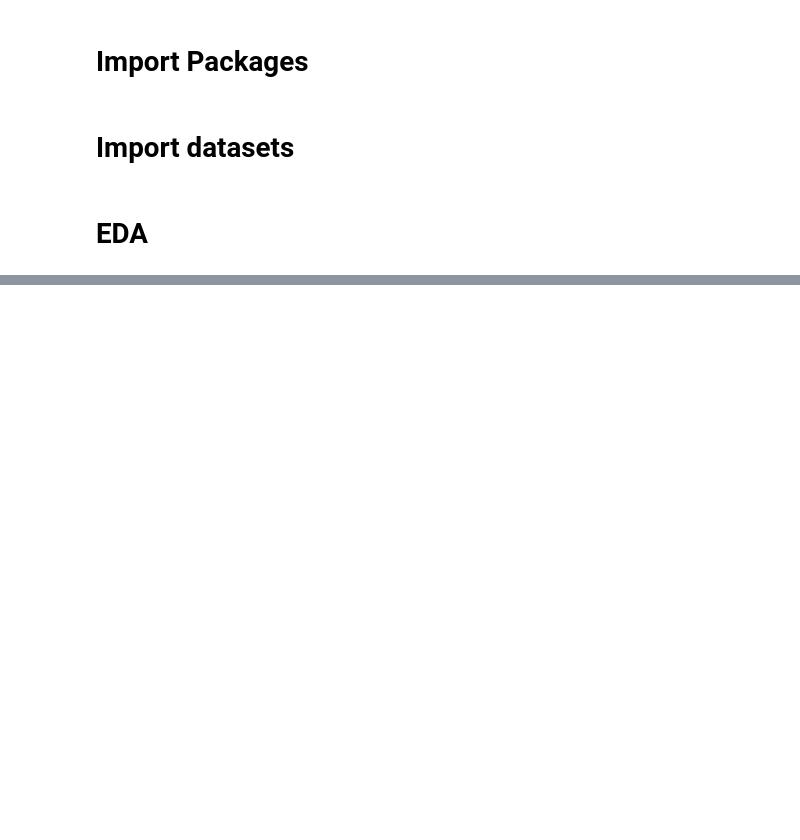
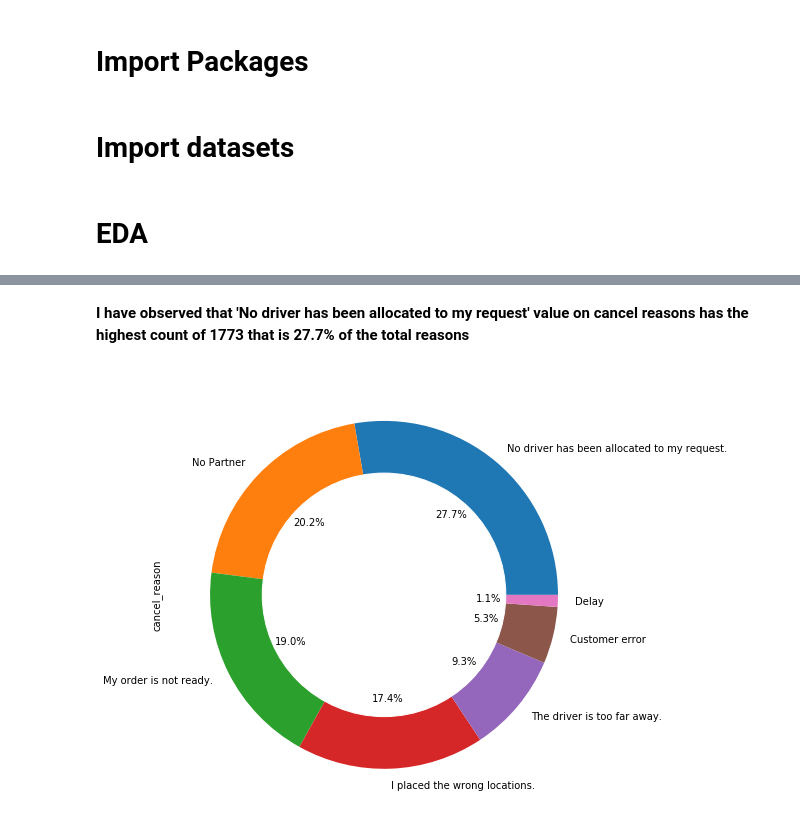
Before and after one commit to Dancilla/Challenges, a Jupyter notebook: Sendy/Sendy_notebooks/practical task analysis.ipynb, the cells around one changed output, grey strips where cells are left out. Cells and saved outputs as stored; diff of their text form; code cells hidden in the pictures; blank space fills up the shorter version.

```diff
--- a/Sendy/Sendy_notebooks/practical task analysis.ipynb
+++ b/Sendy/Sendy_notebooks/practical task analysis.ipynb
@@ -146,0 +230,17 @@ plt.show()
+# %% [markdown]
+**I have observed that  'No driver has been allocated to my request' value on cancel reasons has the highest count of 1773 that is
+27.7% of the total reasons**
+# %%
+#count the number of rows for each cancel_reason
+query_df['cancel_reason'].value_counts().plot.pie(autopct='%1.1f%%', figsize=(10,8))
+
+# add a circle at the center
+
+my_circle=plt.Circle( (0,0), 0.7, color='white')
+
+p=plt.gcf()
+p.gca().add_artist(my_circle)
+
+plt.xticks(rotation = 90);
+# %% [output]
+[figure, added]
```
Also changed, not shown: parts of 58 cells of this notebook, 2 other files.
